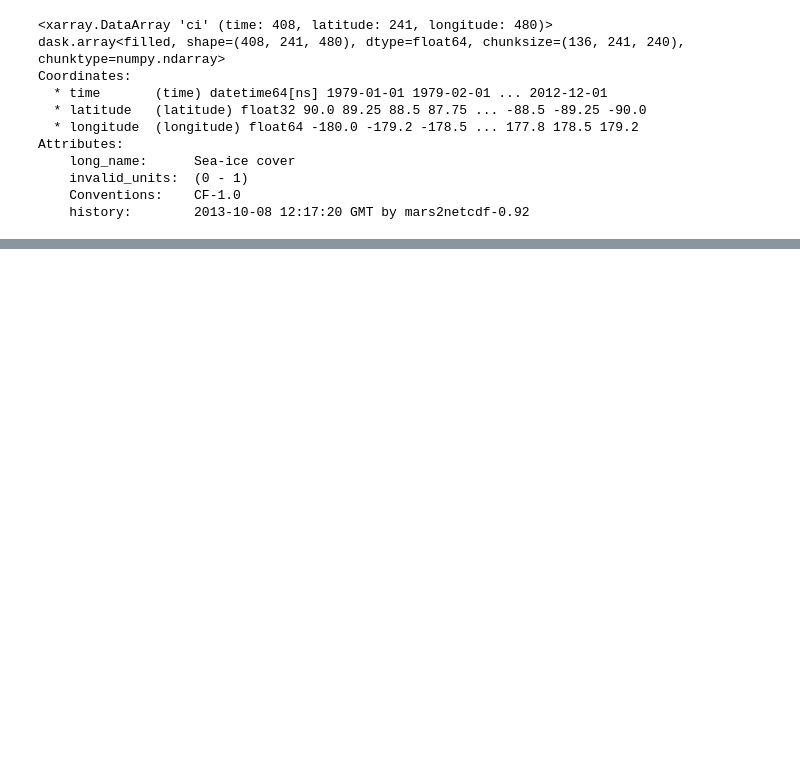
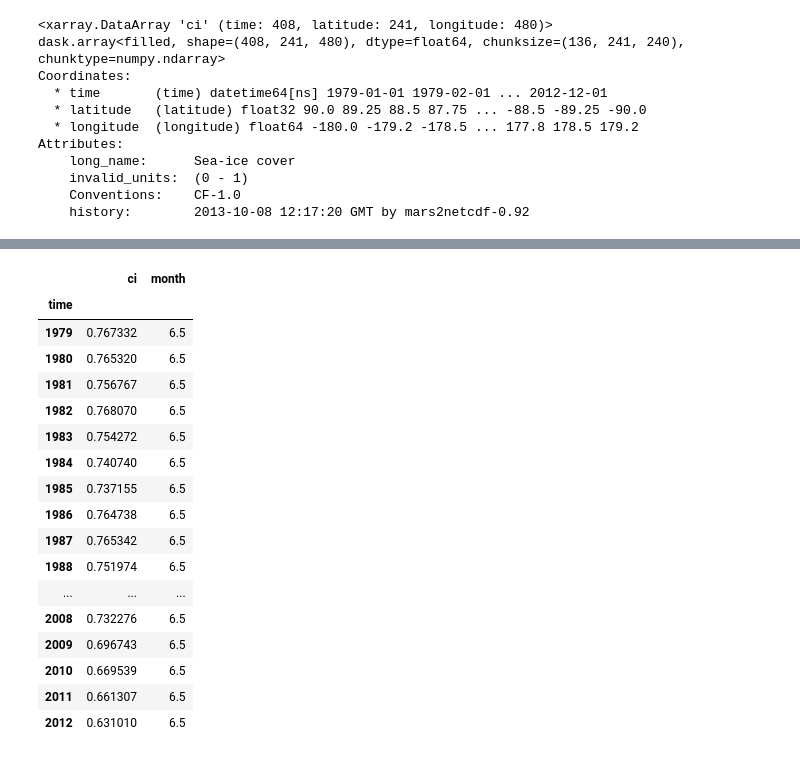
Before and after one commit to NordicESMhub/NEGI-Abisko-2019, a Jupyter notebook: content/training/pyaerocom/example_load_seaice_and_shift_lons.ipynb, the cells around one changed output, grey strips where cells are left out. Cells and saved outputs as stored; diff of their text form; code cells hidden in the pictures; blank space fills up the shorter version.

```diff
--- a/content/training/pyaerocom/example_load_seaice_and_shift_lons.ipynb
+++ b/content/training/pyaerocom/example_load_seaice_and_shift_lons.ipynb
@@ -43,0 +75,22 @@ Attributes:
+# %%
+summer_mean = only_summer.groupby(only_summer.index.year).mean()
+summer_mean
+# %% [output]
+|  | ci | month |
+| time |  |  |
+| 1979 | 0.767332 | 6.5 |
+| 1980 | 0.765320 | 6.5 |
+| 1981 | 0.756767 | 6.5 |
+| 1982 | 0.768070 | 6.5 |
+| 1983 | 0.754272 | 6.5 |
+| 1984 | 0.740740 | 6.5 |
+| 1985 | 0.737155 | 6.5 |
+| 1986 | 0.764738 | 6.5 |
+| 1987 | 0.765342 | 6.5 |
+| 1988 | 0.751974 | 6.5 |
+| ... | ... | ... |
+| 2008 | 0.732276 | 6.5 |
+| 2009 | 0.696743 | 6.5 |
+| 2010 | 0.669539 | 6.5 |
+| 2011 | 0.661307 | 6.5 |
+| 2012 | 0.631010 | 6.5 |
```
Also changed, not shown: parts of 7 cells of this notebook.
